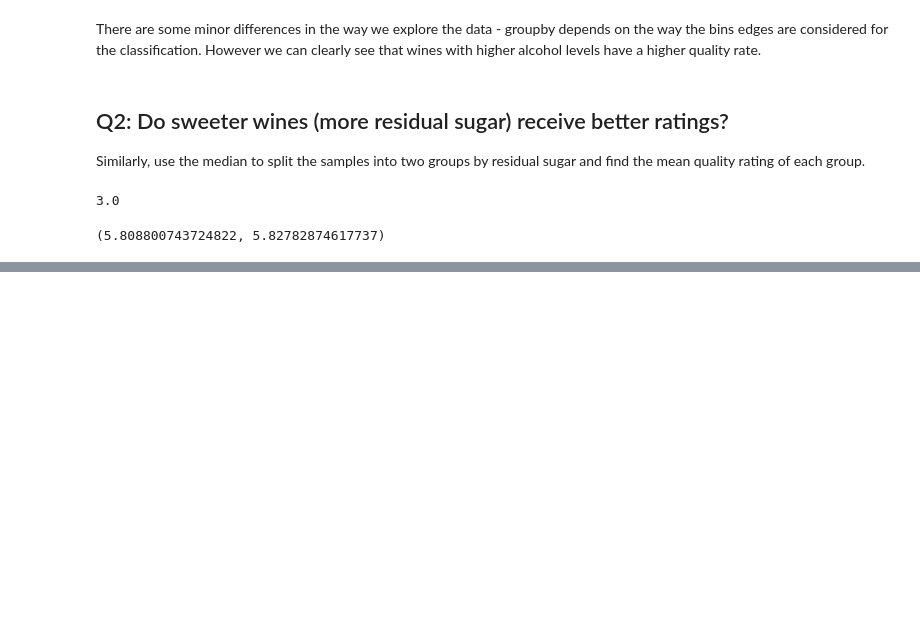
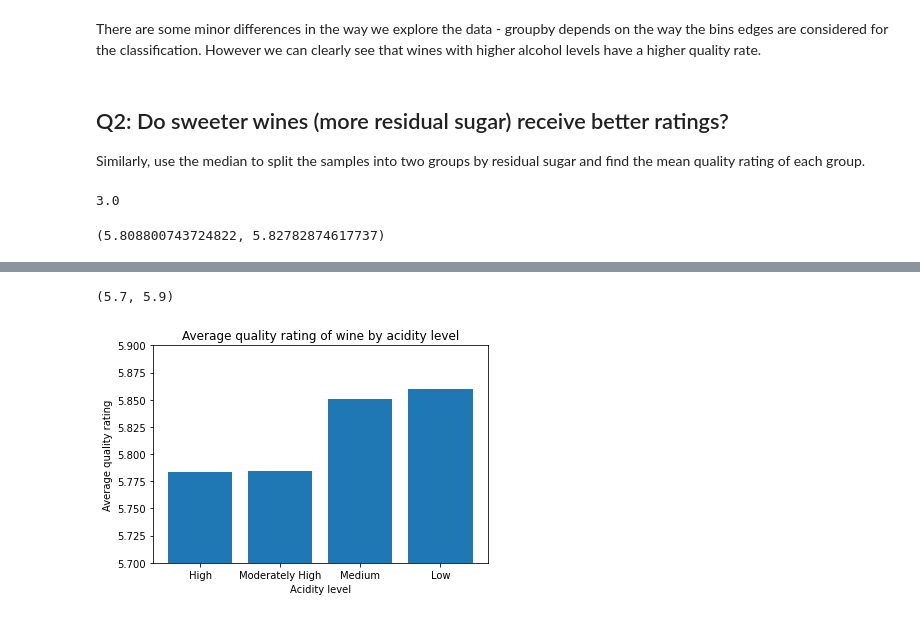
Before and after one commit to JuanGarcia10/case-study-wine-quality, a Jupyter notebook: Study_case_wine_quality.ipynb, the cells around one changed output, grey strips where cells are left out. Cells and saved outputs as stored; diff of their text form; code cells hidden in the pictures; blank space fills up the shorter version.

```diff
--- a/Study_case_wine_quality.ipynb
+++ b/Study_case_wine_quality.ipynb
@@ -286,0 +334,5 @@ low_sugar['quality'].mean(), high_sugar['quality'].mean()
+# %%
+# define a variable for each acidity level
+acidity_levels_mean_list = wine_df.groupby(['ph_category'])['quality'].mean().to_list()
+print(acidity_levels_mean_list)
+print(wine_df.groupby(['ph_category'])['quality'].mean())
@@ -286,0 +348,12 @@ low_sugar['quality'].mean(), high_sugar['quality'].mean()
+# %%
+# plot the bar graphic
+coordinates_acidity = [1,2,3,4]
+heights_acidity = acidity_levels_mean_list
+plt.bar(coordinates_acidity, heights_acidity, tick_label = bin_names)
+plt.title('Average quality rating of wine by acidity level')
+plt.xlabel('Acidity level')
+plt.ylabel('Average quality rating')
+plt.ylim(bottom=5.7, top=5.9)
+# %% [output]
+(5.7, 5.9)
+[figure, added]
```
Also changed, not shown: parts of 25 cells of this notebook.
